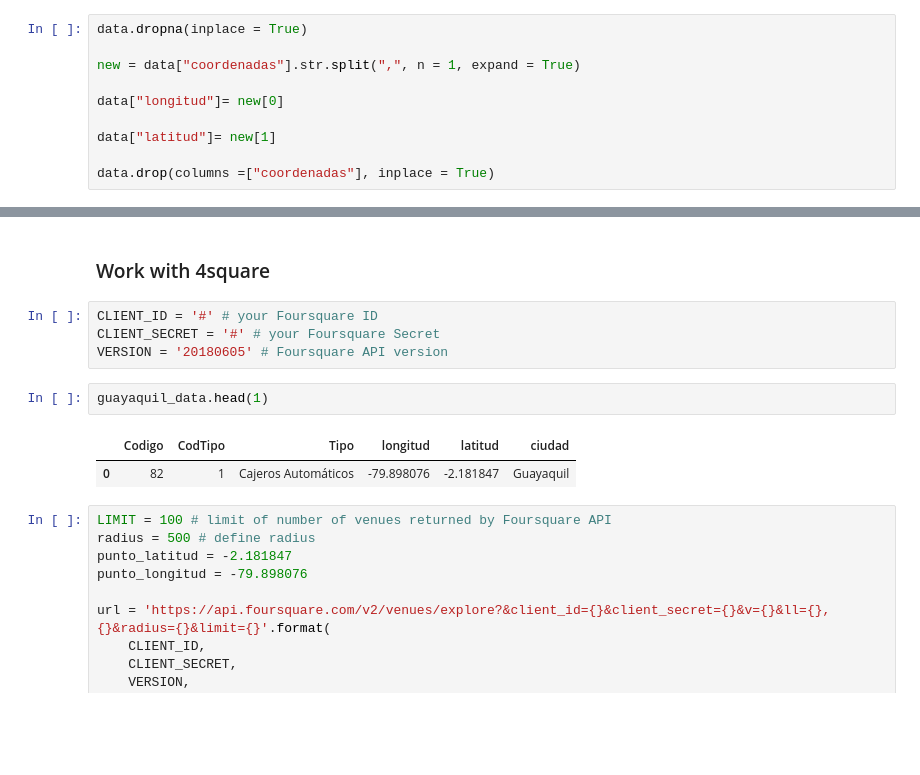
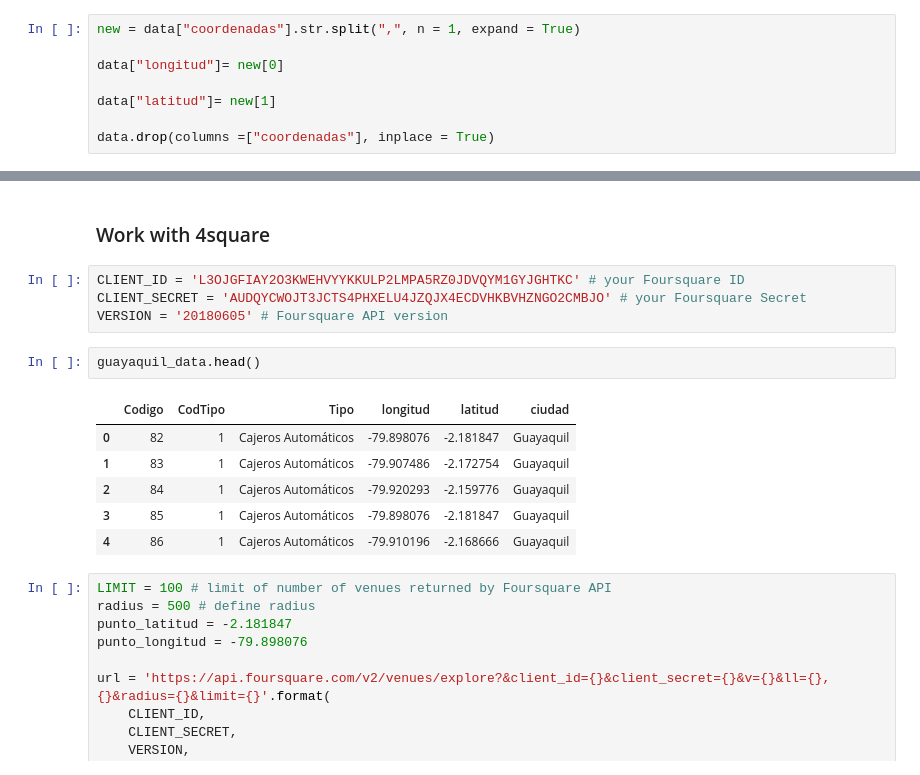
Before and after one commit to restevesd/udacity, a Jupyter notebook: Udacity.ipynb, the cells around one changed output, grey strips where cells are left out. Saved outputs shown, nothing was run; the diff lists cells and outputs as text; blank space fills up the shorter version.

```diff
--- a/Udacity.ipynb
+++ b/Udacity.ipynb
@@ -52,8 +86,6 @@ data.head()
 # %% [markdown]
 ### I clean the dataframe and separate the coordinates into longitude and latitude
 # %%
-data.dropna(inplace = True)
-
 new = data["coordenadas"].str.split(",", n = 1, expand = True)
 
 data["longitud"]= new[0]
@@ -139,14 +176,18 @@ map_gye
 # %% [markdown]
 ### Work with 4square
 # %%
-CLIENT_ID = '#' # your Foursquare ID
-CLIENT_SECRET = '#' # your Foursquare Secret
+CLIENT_ID = 'L3OJGFIAY2O3KWEHVYYKKULP2LMPA5RZ0JDVQYM1GYJGHTKC' # your Foursquare ID
+CLIENT_SECRET = 'AUDQYCWOJT3JCTS4PHXELU4JZQJX4ECDVHKBVHZNGO2CMBJO' # your Foursquare Secret
 VERSION = '20180605' # Foursquare API version
 # %%
-guayaquil_data.head(1)
+guayaquil_data.head()
 # %% [output]
 |  | Codigo | CodTipo | Tipo | longitud | latitud | ciudad |
 | 0 | 82 | 1 | Cajeros Automáticos | -79.898076 | -2.181847 | Guayaquil |
+| 1 | 83 | 1 | Cajeros Automáticos | -79.907486 | -2.172754 | Guayaquil |
+| 2 | 84 | 1 | Cajeros Automáticos | -79.920293 | -2.159776 | Guayaquil |
+| 3 | 85 | 1 | Cajeros Automáticos | -79.898076 | -2.181847 | Guayaquil |
+| 4 | 86 | 1 | Cajeros Automáticos | -79.910196 | -2.168666 | Guayaquil |
 # %%
 LIMIT = 100 # limit of number of venues returned by Foursquare API
 radius = 500 # define radius
```
Also changed, not shown: parts of 28 cells of this notebook.
